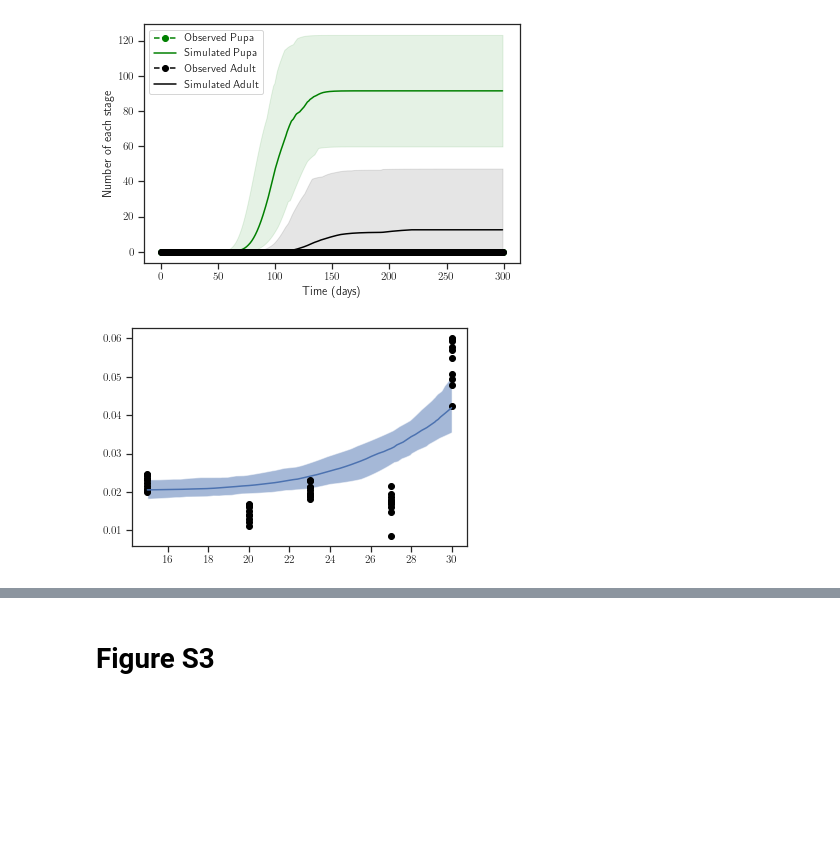
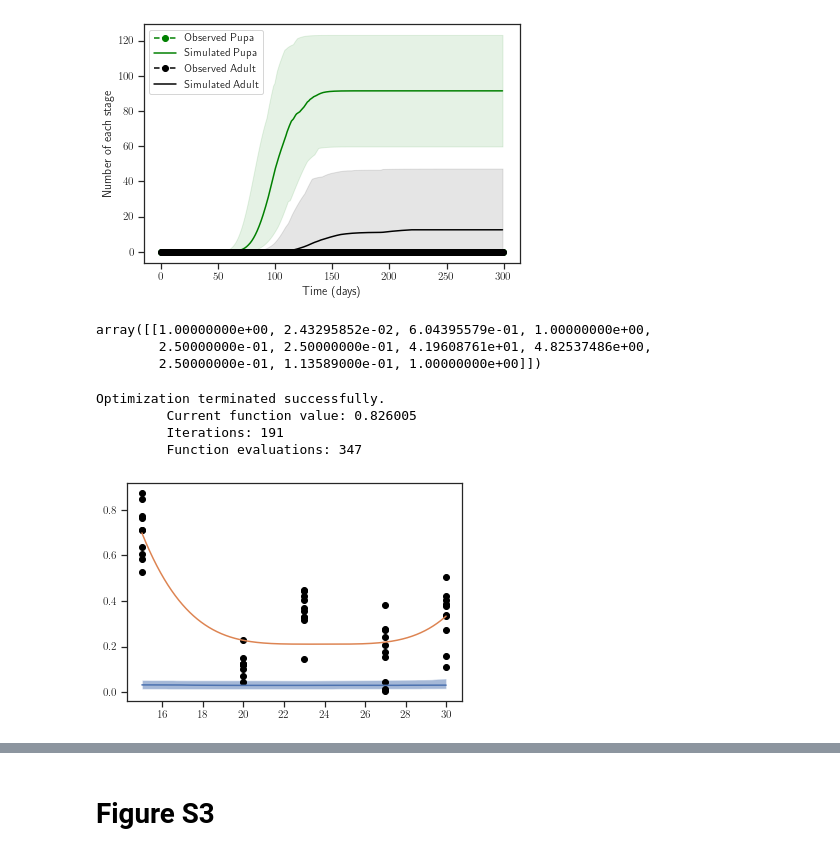
Before and after one commit to kerguler/sPop2-figures, a Jupyter notebook: figures_paper.ipynb, the cells around one changed output, grey strips where cells are left out. Drawn from its saved outputs; the diff is of its cells as text; code cells hidden in the pictures; blank space fills up the shorter version.

```diff
--- a/figures_paper.ipynb
+++ b/figures_paper.ipynb
@@ -695,16 +698,41 @@ o = {
 tmp = model.plotMatches([o],paramQ,dates=False,legend=True)
 # %% [output]
 [figure]
+# %%
+t = 15.0
+paramQ = numpy.genfromtxt("mat/posterior_Cxquin_%d.csv" %(t),delimiter=",")[0,4:]
+# paramQ = modelsim.paramQ[0]
+model.getPD([t],[24.0],paramQ)
+# %% [output]
+array([[1.00000000e+00, 2.43295852e-02, 6.04395579e-01, 1.00000000e+00,
+        2.50000000e-01, 2.50000000e-01, 4.19608761e+01, 4.82537486e+00,
+        2.50000000e-01, 1.13589000e-01, 1.00000000e+00]])
 # %%
 tx = numpy.array([15,20,23,27,30])
-lmort = numpy.array([[model.getPD([t],[24.0],pr)[0,1] for pr in numpy.genfromtxt("mat/posterior_Cxquin_%d.csv" %(t),delimiter=",")[:,4:]] for t in tx])
+lmort = numpy.array([[model.getPD([t],[24.0],pr)[0,2] for pr in numpy.genfromtxt("mat/posterior_Cxquin_%d.csv" %(t),delimiter=",")[:,4:]] for t in tx])
 
 tx2 = numpy.arange(15.0,30.0,0.01)
-lmort2 = numpy.nanpercentile([model.getPD(tx2,numpy.repeat(24,len(tx2)),pr)[:,1] for pr in modelsim.paramQ],prange,axis=0)
+lmort2 = numpy.nanpercentile([model.getPD(tx2,numpy.repeat(24,len(tx2)),pr)[:,2] for pr in modelsim.paramQ],prange,axis=0)
+# %%
+from scipy.optimize import minimize
+def fun(T,Tm,a,c):
+    return numpy.exp(a)*(((T)-(Tm))**4.0) + (c)
+def fscr(pr):
+    scr = 0
+    for i in range(len(tx)):
+        scr += numpy.sum((lmort[i] - fun(numpy.repeat(tx[i],len(lmort[i])),pr[0],pr[1],pr[2]))**2)
+    return scr
+res = minimize(fscr, [24,-2,0.1], method='nelder-mead', options={'xatol': 1e-8, 'disp': True})
+# %% [output]
+Optimization terminated successfully.
+         Current function value: 0.826005
+         Iterations: 191
+         Function evaluations: 347
 # %%
 plt.plot(tx,lmort,'o',c='black')
 plt.fill_between(tx2,lmort2[0],lmort2[2],alpha=0.5)
 plt.plot(tx2,lmort2[1])
+plt.plot(tx2,fun(tx2,res.x[0],res.x[1],res.x[2]))
 plt.show()
 # %% [output]
-[figure, old version]
+[figure, new version]
```
Also changed, not shown: parts of 4 cells of this notebook, 5 other files.
